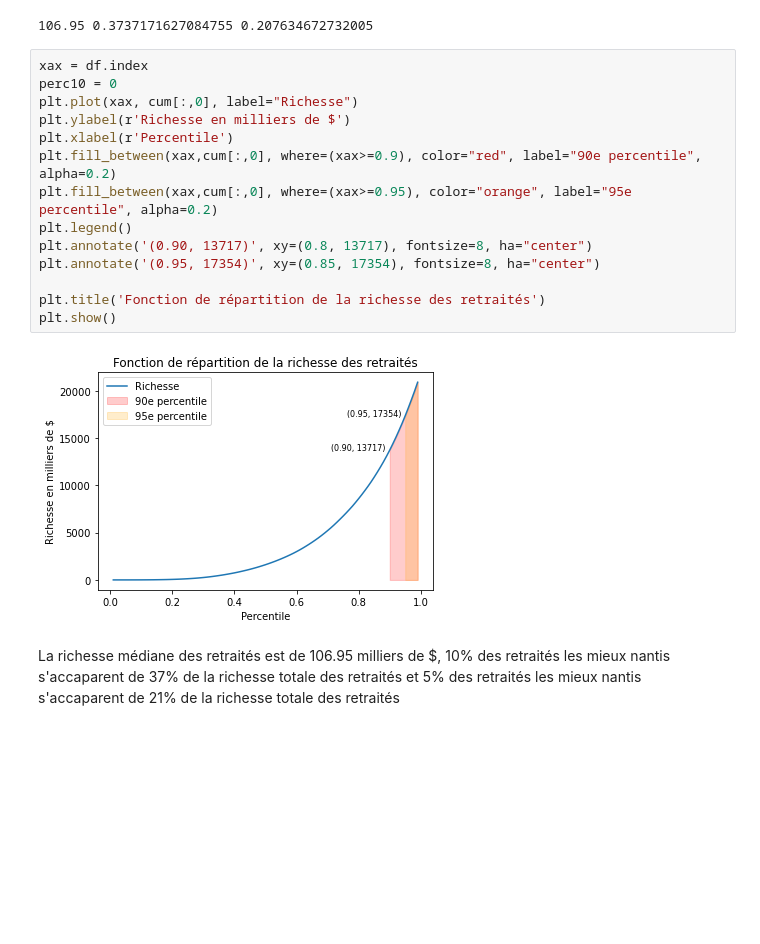
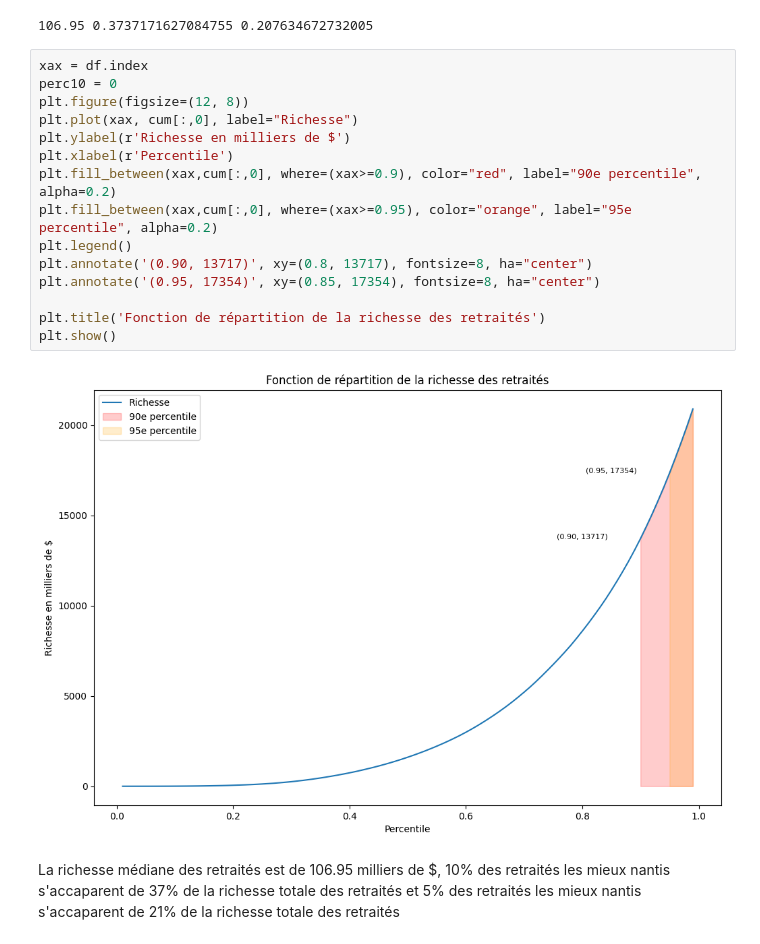
Before and after one commit to felixpoirier1/Devoir2, a Jupyter notebook: devoir.ipynb, the cells around one changed output. Drawn from its saved outputs; the diff is of its cells as text; blank space fills up the shorter version.

```diff
--- a/devoir.ipynb
+++ b/devoir.ipynb
@@ -64,19 +65,20 @@ print(med, top10/sumall, top5/sumall)
 # %%
 xax = df.index
 perc10 = 0
+plt.figure(figsize=(12, 8))
 plt.plot(xax, cum[:,0], label="Richesse")
 plt.ylabel(r'Richesse en milliers de $')
 plt.xlabel(r'Percentile')
 plt.fill_between(xax,cum[:,0], where=(xax>=0.9), color="red", label="90e percentile", alpha=0.2)
 plt.fill_between(xax,cum[:,0], where=(xax>=0.95), color="orange", label="95e percentile", alpha=0.2)
 plt.legend()
 plt.annotate('(0.90, 13717)', xy=(0.8, 13717), fontsize=8, ha="center")
 plt.annotate('(0.95, 17354)', xy=(0.85, 17354), fontsize=8, ha="center")
 
 plt.title('Fonction de répartition de la richesse des retraités')
 plt.show()
 # %% [output]
-[figure, old version]
+[figure, new version]
 # %% [markdown]
 La richesse médiane des retraités est de 106.95 milliers de $, 10% des retraités les mieux nantis s'accaparent de 37%  de la richesse totale des retraités et 5% des retraités les mieux nantis s'accaparent de 21% de la richesse totale des retraités
 # %% [markdown]
```
Also changed, not shown: parts of 11 cells of this notebook.
